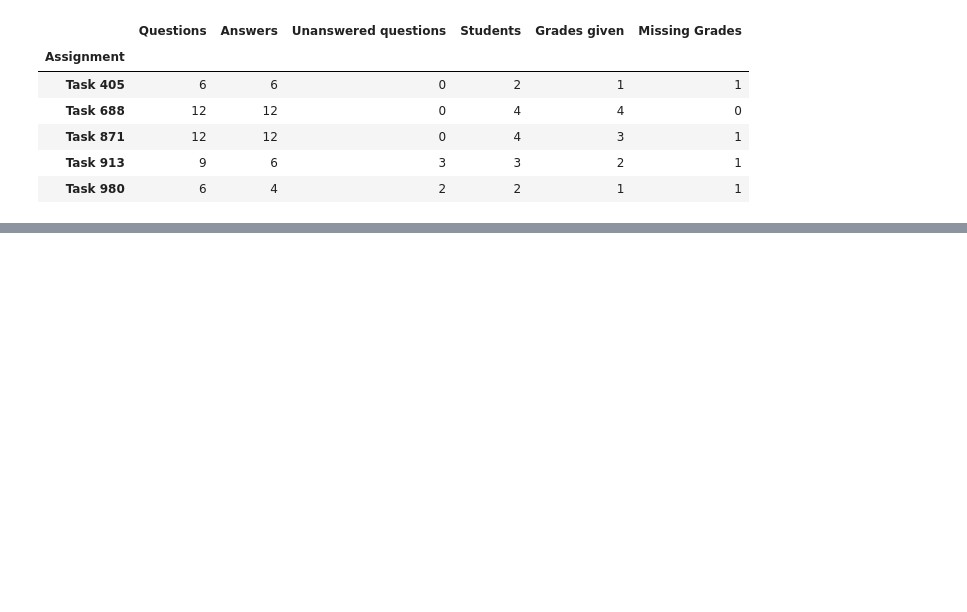
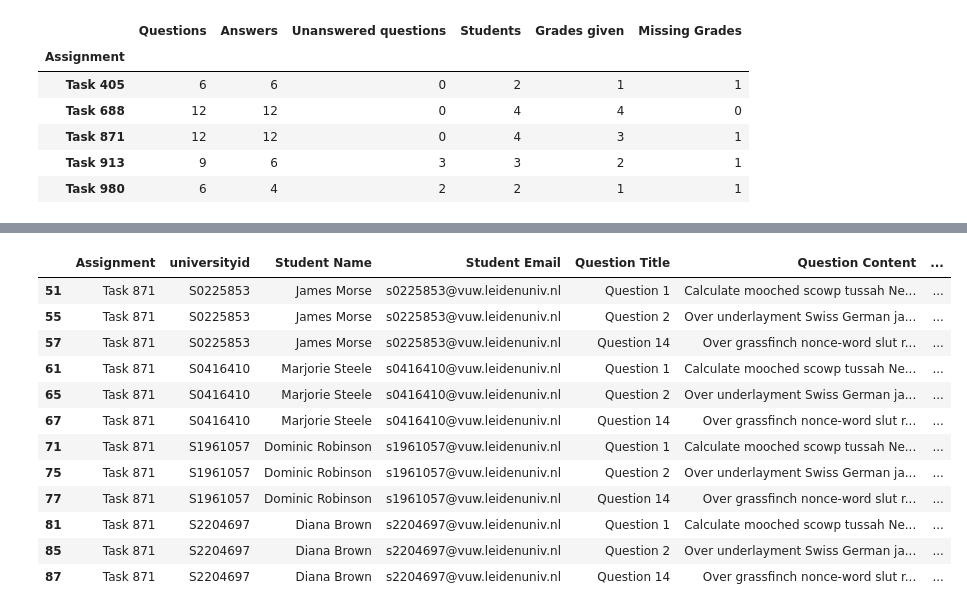
Before and after one commit to Boolytical/EfDS_assignment_DBSQL5, a Jupyter notebook: teacher_summary.ipynb, the cells around one changed output, grey strips where cells are left out. Cells and saved outputs as stored; diff of their text form; code cells hidden in the pictures; blank space fills up the shorter version.

```diff
--- a/teacher_summary.ipynb
+++ b/teacher_summary.ipynb
@@ -140,0 +149,16 @@ grades_summaryDF()
+# %%
+task_summaryDF('Task 871')
+# %% [output]
+|  | Assignment | universityid | Student Name | Student Email | Question Title | Question Content | ... |
+| 51 | Task 871 | S0225853 | James Morse | s0225853@vuw.leidenuniv.nl | Question 1 | Calculate mooched scowp tussah Ne... | ... |
+| 55 | Task 871 | S0225853 | James Morse | s0225853@vuw.leidenuniv.nl | Question 2 | Over underlayment Swiss German ja... | ... |
+| 57 | Task 871 | S0225853 | James Morse | s0225853@vuw.leidenuniv.nl | Question 14 | Over grassfinch nonce-word slut r... | ... |
+| 61 | Task 871 | S0416410 | Marjorie Steele | s0416410@vuw.leidenuniv.nl | Question 1 | Calculate mooched scowp tussah Ne... | ... |
+| 65 | Task 871 | S0416410 | Marjorie Steele | s0416410@vuw.leidenuniv.nl | Question 2 | Over underlayment Swiss German ja... | ... |
+| 67 | Task 871 | S0416410 | Marjorie Steele | s0416410@vuw.leidenuniv.nl | Question 14 | Over grassfinch nonce-word slut r... | ... |
+| 71 | Task 871 | S1961057 | Dominic Robinson | s1961057@vuw.leidenuniv.nl | Question 1 | Calculate mooched scowp tussah Ne... | ... |
+| 75 | Task 871 | S1961057 | Dominic Robinson | s1961057@vuw.leidenuniv.nl | Question 2 | Over underlayment Swiss German ja... | ... |
+| 77 | Task 871 | S1961057 | Dominic Robinson | s1961057@vuw.leidenuniv.nl | Question 14 | Over grassfinch nonce-word slut r... | ... |
+| 81 | Task 871 | S2204697 | Diana Brown | s2204697@vuw.leidenuniv.nl | Question 1 | Calculate mooched scowp tussah Ne... | ... |
+| 85 | Task 871 | S2204697 | Diana Brown | s2204697@vuw.leidenuniv.nl | Question 2 | Over underlayment Swiss German ja... | ... |
+| 87 | Task 871 | S2204697 | Diana Brown | s2204697@vuw.leidenuniv.nl | Question 14 | Over grassfinch nonce-word slut r... | ... |
```
Also changed, not shown: parts of 8 cells of this notebook, 2 other files.
